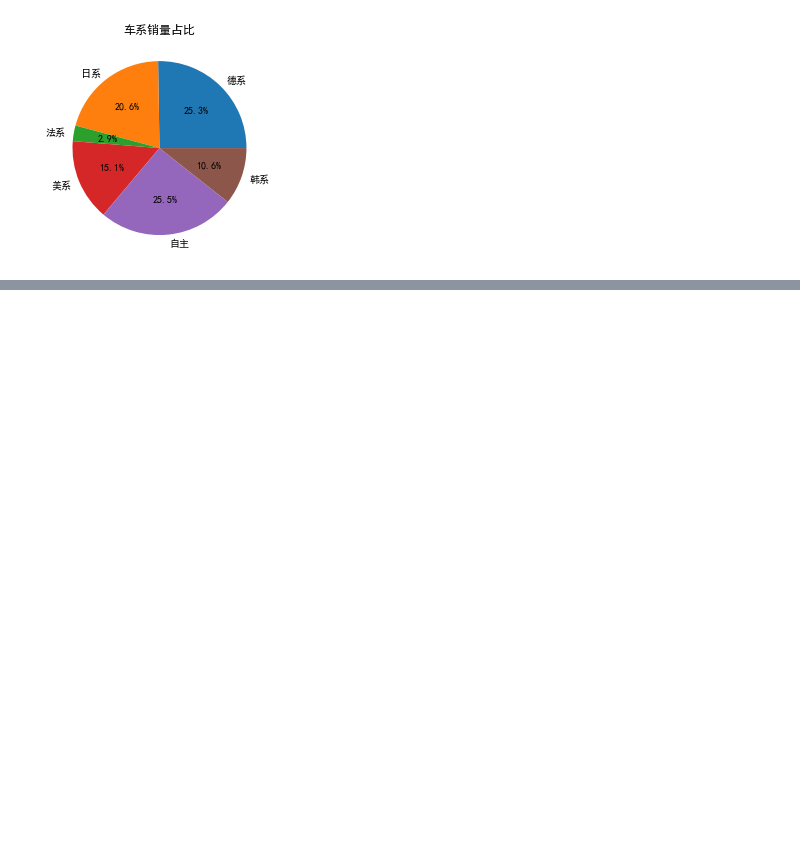
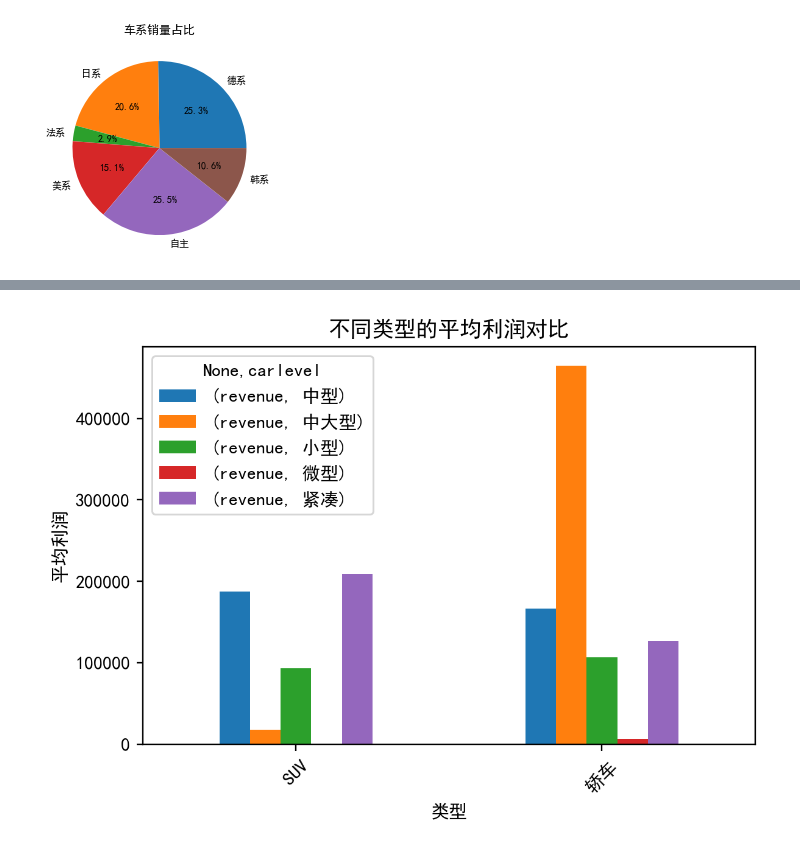
Before and after one commit to AI119/opupupuo, a Jupyter notebook: Numpy & Pandas/作业测试.ipynb, the cells around one changed output, grey strips where cells are left out. Cells and saved outputs as stored; diff of their text form; code cells hidden in the pictures; blank space fills up the shorter version.

```diff
--- a/Numpy & Pandas/作业测试.ipynb
+++ b/Numpy & Pandas/作业测试.ipynb
@@ -38,3 +38,6 @@ plt.title('车系销量占比')
 plt.show()
 # %% [output]
 [figure]
+# %%
+data = df3.groupby(['cartype','carlevel']).agg({'revenue':'mean'}).unstack()
+data
@@ -40,0 +50,3 @@ plt.show()
+# %%
+data.fillna(0,inplace = True)
+data
@@ -40,0 +59,9 @@ plt.show()
+# %%
+data.plot(kind='bar')
+plt.title('不同类型的平均利润对比')
+plt.xlabel('类型')
+plt.ylabel('平均利润')
+plt.xticks(rotation = 45)
+plt.show()
+# %% [output]
+[figure, added]
```
Also changed, not shown: parts of 2 cells of this notebook, 13 other files.
